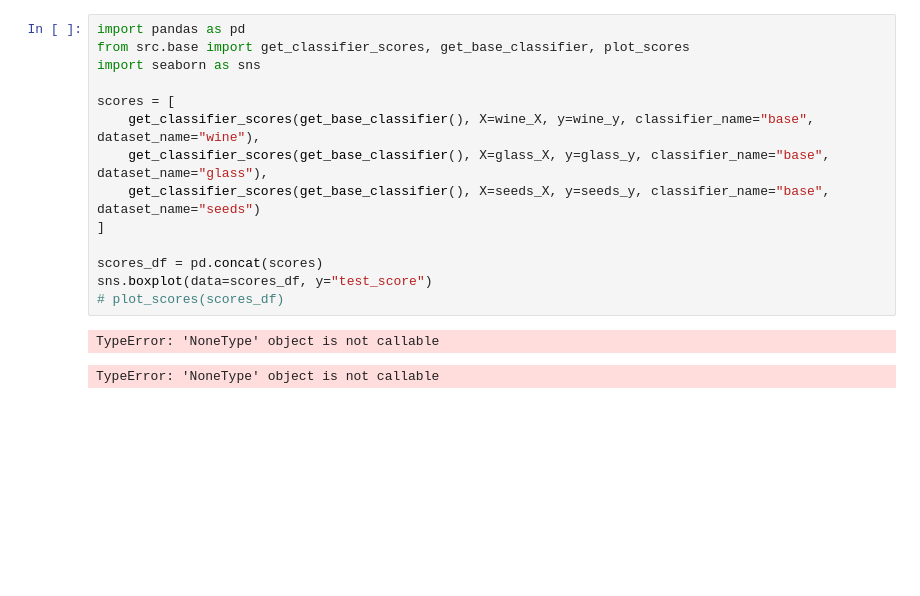
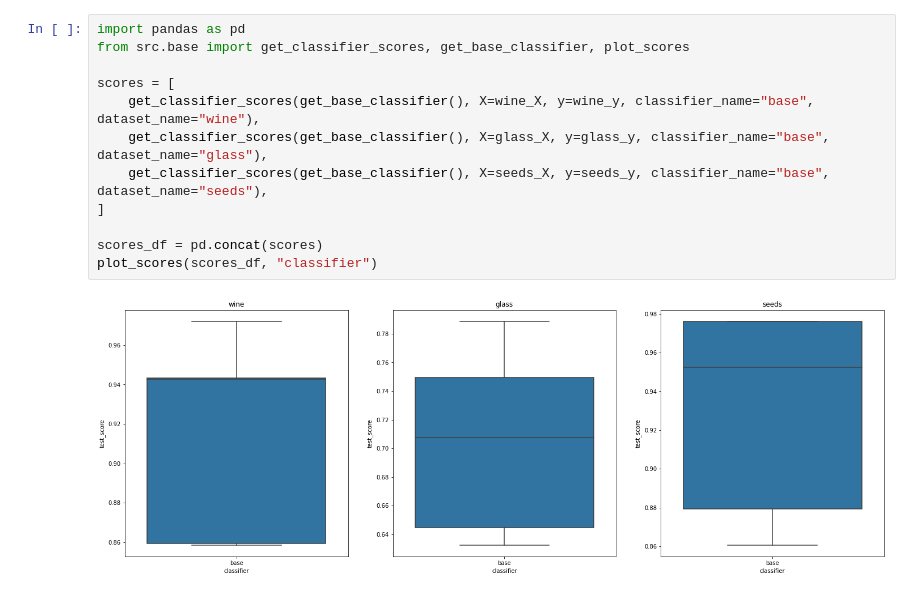
Before and after one commit to janpawlowskiof/university-ml-lab5, a Jupyter notebook: raport.ipynb, the cells around one changed output. Saved outputs shown, nothing was run; the diff lists cells and outputs as text; blank space fills up the shorter version.

```diff
--- a/raport.ipynb
+++ b/raport.ipynb
@@ -13,17 +10,14 @@ The autoreload extension is already loaded. To reload it, use:
 # %%
 import pandas as pd
 from src.base import get_classifier_scores, get_base_classifier, plot_scores
-import seaborn as sns
 
 scores = [
     get_classifier_scores(get_base_classifier(), X=wine_X, y=wine_y, classifier_name="base", dataset_name="wine"),
     get_classifier_scores(get_base_classifier(), X=glass_X, y=glass_y, classifier_name="base", dataset_name="glass"),
-    get_classifier_scores(get_base_classifier(), X=seeds_X, y=seeds_y, classifier_name="base", dataset_name="seeds")
+    get_classifier_scores(get_base_classifier(), X=seeds_X, y=seeds_y, classifier_name="base", dataset_name="seeds"),
 ]
 
 scores_df = pd.concat(scores)
-sns.boxplot(data=scores_df, y="test_score")
-# plot_scores(scores_df)
+plot_scores(scores_df, "classifier")
 # %% [output]
-TypeError: 'NoneType' object is not callable
-TypeError: 'NoneType' object is not callable
+[figure, added]
```
Also changed, not shown: parts of 3 cells of this notebook, 4 other files.
